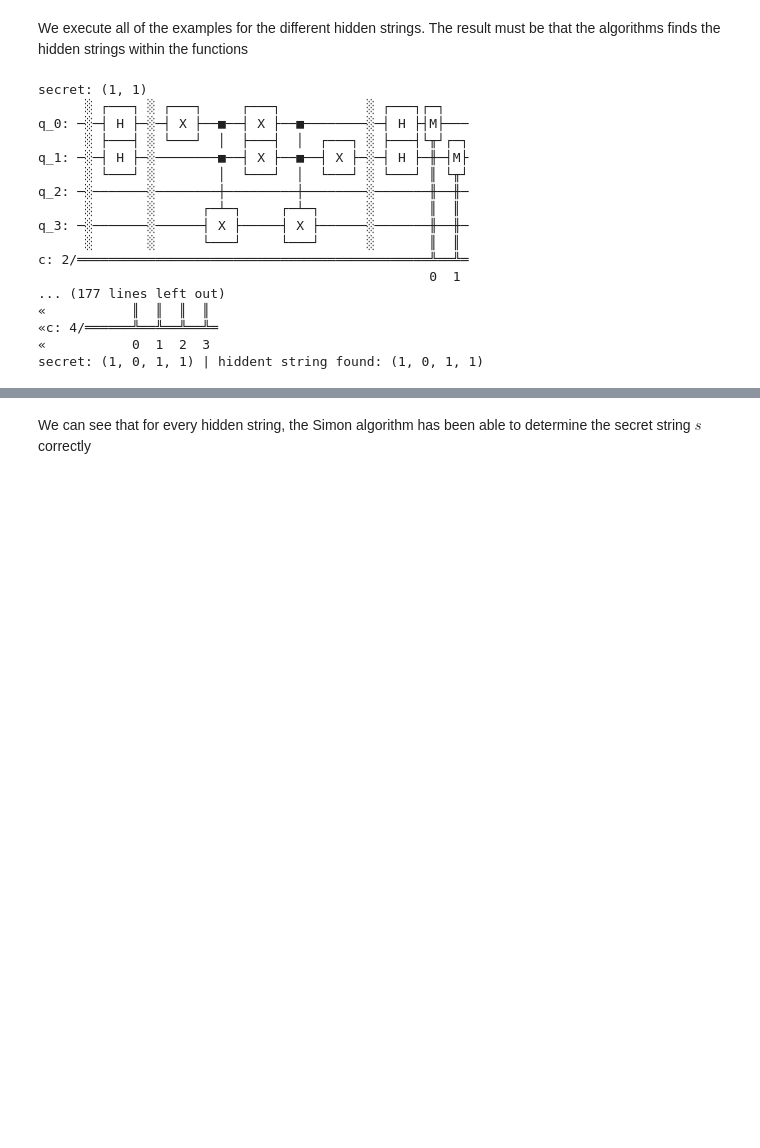
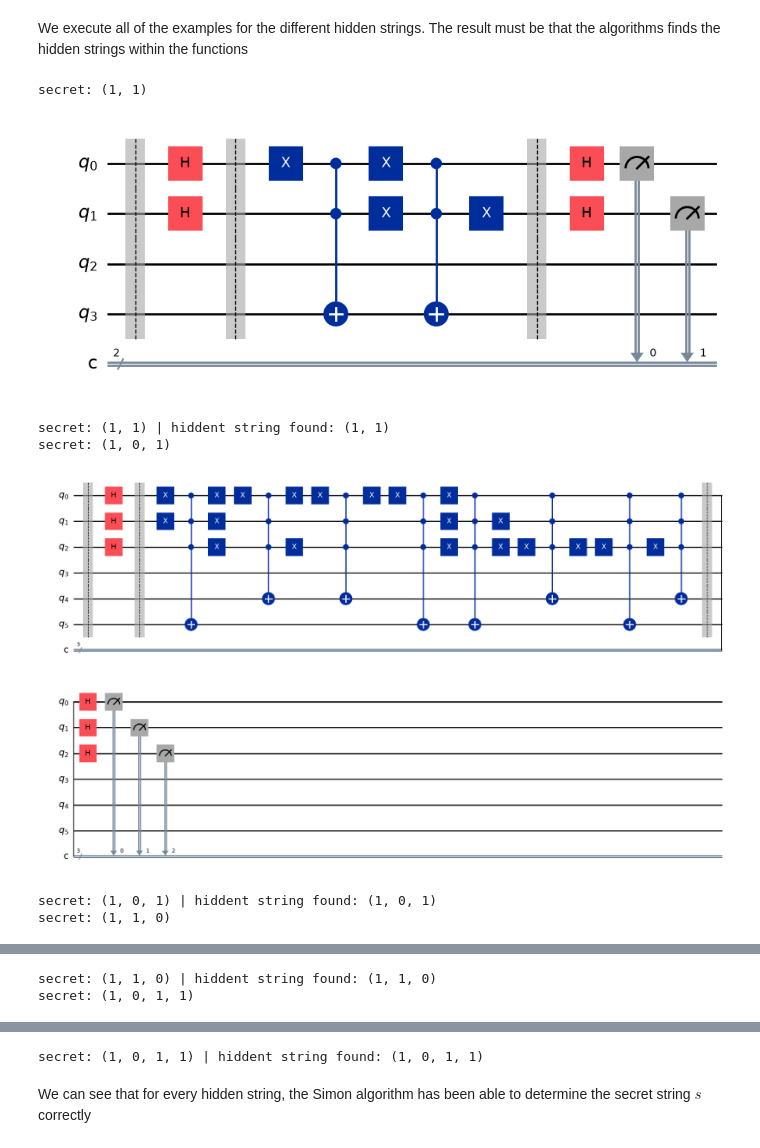
Before and after one commit to JaviCarb/Practice-ICC, a Jupyter notebook: 4-Simon.ipynb, the cells around one changed output, grey strips where cells are left out. Cells and saved outputs as stored; diff of their text form; code cells hidden in the pictures; blank space fills up the shorter version.

```diff
--- a/4-Simon.ipynb
+++ b/4-Simon.ipynb
@@ -81,35 +79,25 @@ We execute all of the examples for the different hidden strings. The result must
 # %%
 for s in secrets:
     n = len(s)
     # Create function
     f = create_f(s)
     # Apply algorithm
     qc = simons(f, n)
     # Print circuit
     print(f"secret: {s}")
-    print(simons(f, n).draw())
+    display(simons(f, n).draw("mpl"))
     # Call simulator
     sim = AerSimulator()
     # Run simulator
     counts = sim.run(transpile(qc, sim), shots=1024).result().get_counts()
     # Apply classical post-proccessing
     result = classical_proccess(counts, n)
     print(f"secret: {s} | hiddent string found: {result}")
 # %% [output]
 secret: (1, 1)
-      ░ ┌───┐ ░ ┌───┐     ┌───┐           ░ ┌───┐┌─┐
-q_0: ─░─┤ H ├─░─┤ X ├──■──┤ X ├──■────────░─┤ H ├┤M├───
-      ░ ├───┤ ░ └───┘  │  ├───┤  │  ┌───┐ ░ ├───┤└╥┘┌─┐
-q_1: ─░─┤ H ├─░────────■──┤ X ├──■──┤ X ├─░─┤ H ├─╫─┤M├
-      ░ └───┘ ░        │  └───┘  │  └───┘ ░ └───┘ ║ └╥┘
-q_2: ─░───────░────────┼─────────┼────────░───────╫──╫─
-      ░       ░      ┌─┴─┐     ┌─┴─┐      ░       ║  ║
-q_3: ─░───────░──────┤ X ├─────┤ X ├──────░───────╫──╫─
-      ░       ░      └───┘     └───┘      ░       ║  ║
-c: 2/═════════════════════════════════════════════╩══╩═
-                                                  0  1
-... (177 lines left out)
-«           ║  ║  ║  ║
-«c: 4/══════╩══╩══╩══╩═
-«           0  1  2  3
-secret: (1, 0, 1, 1) | hiddent string found: (1, 0, 1, 1)
+[figure, added]
+secret: (1, 1) | hiddent string found: (1, 1)
+secret: (1, 0, 1)
+[figure, added]
+secret: (1, 0, 1) | hiddent string found: (1, 0, 1)
+secret: (1, 1, 0)
@@ -115,0 +105,2 @@ secret: (1, 0, 1, 1) | hiddent string found: (1, 0, 1, 1)
+secret: (1, 1, 0) | hiddent string found: (1, 1, 0)
+secret: (1, 0, 1, 1)
@@ -116,2 +108,3 @@ secret: (1, 0, 1, 1) | hiddent string found: (1, 0, 1, 1)
+secret: (1, 0, 1, 1) | hiddent string found: (1, 0, 1, 1)
 # %% [markdown]
 We can see that for every hidden string, the Simon algorithm has been able to determine the secret string $s$ correctly
```
Also changed, not shown: parts of 2 cells of this notebook, 1 other file.
